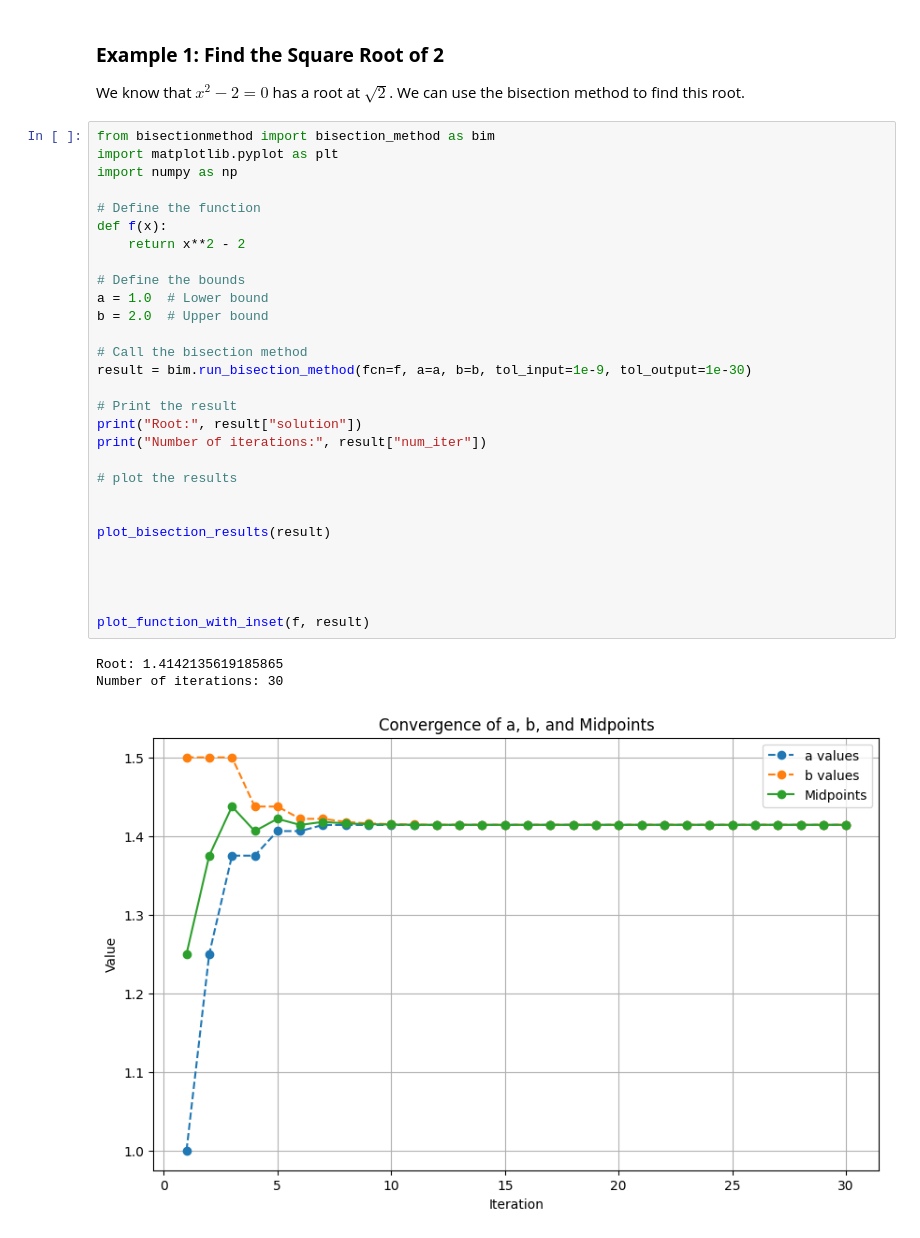
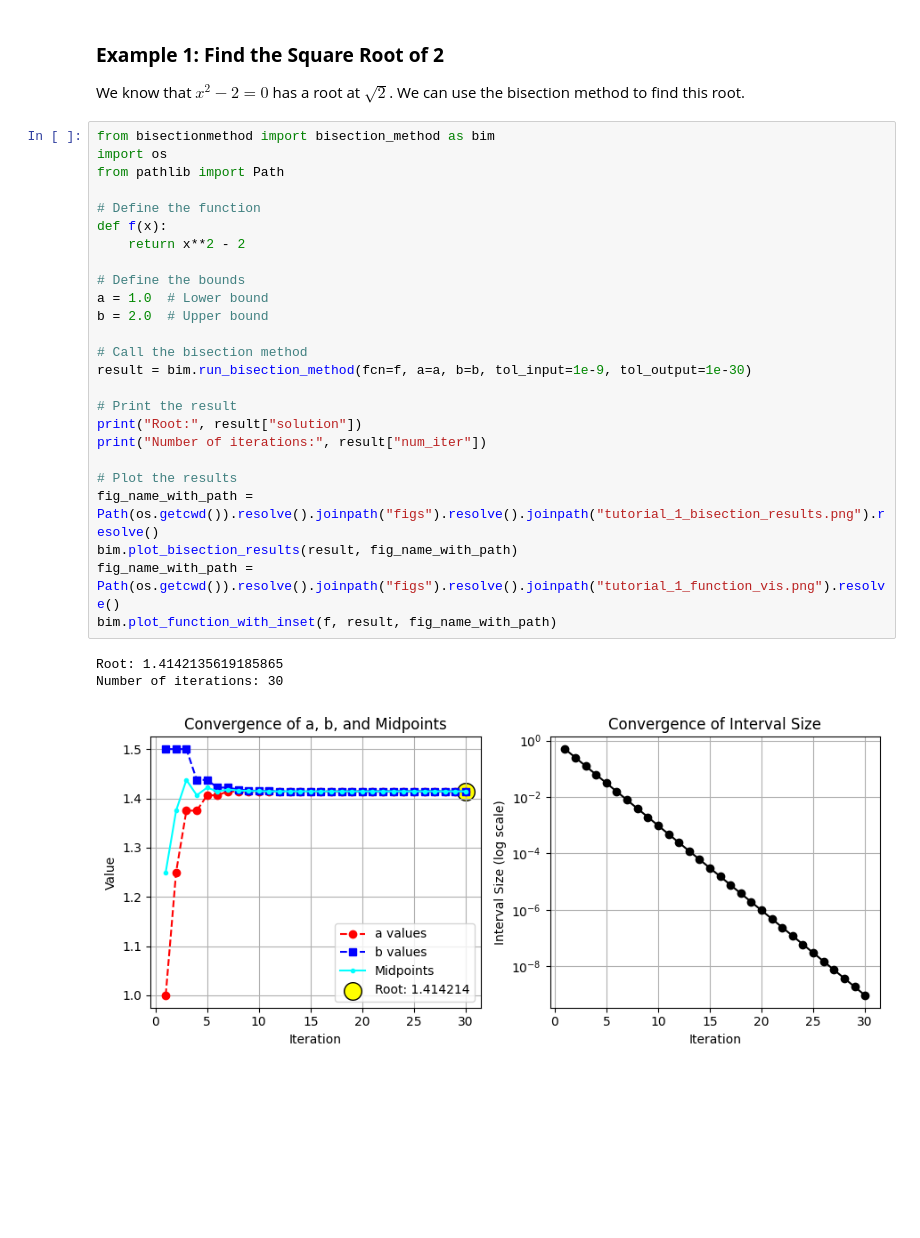
Before and after one commit to dmj-bu/bisection-method, a Jupyter notebook: tutorials/tutorial.ipynb, the cells around one changed output. Drawn from its saved outputs; the diff is of its cells as text; blank space fills up the shorter version.

Commit message:
updated tutorial to include example 1

```diff
--- a/tutorials/tutorial.ipynb
+++ b/tutorials/tutorial.ipynb
@@ -4,34 +4,30 @@
 We know that $x^2 - 2 = 0$ has a root at $\sqrt{2}$. We can use the bisection method to find this root.
 # %%
 from bisectionmethod import bisection_method as bim
-import matplotlib.pyplot as plt
-import numpy as np
+import os
+from pathlib import Path
 
 # Define the function
 def f(x):
     return x**2 - 2
 
 # Define the bounds
 a = 1.0  # Lower bound
 b = 2.0  # Upper bound
 
 # Call the bisection method
 result = bim.run_bisection_method(fcn=f, a=a, b=b, tol_input=1e-9, tol_output=1e-30)
 
 # Print the result
 print("Root:", result["solution"])
 print("Number of iterations:", result["num_iter"])
 
-# plot the results
-
-
-plot_bisection_results(result)
-
-
-
-
-plot_function_with_inset(f, result)
+# Plot the results
+fig_name_with_path = Path(os.getcwd()).resolve().joinpath("figs").resolve().joinpath("tutorial_1_bisection_results.png").resolve()
+bim.plot_bisection_results(result, fig_name_with_path)
+fig_name_with_path = Path(os.getcwd()).resolve().joinpath("figs").resolve().joinpath("tutorial_1_function_vis.png").resolve()
+bim.plot_function_with_inset(f, result, fig_name_with_path)
 # %% [output]
 Root: 1.4142135619185865
 Number of iterations: 30
-[figure, old version]
+[figure, new version]
```
Also changed, not shown: parts of 1 cell of this notebook, 5 other files.
